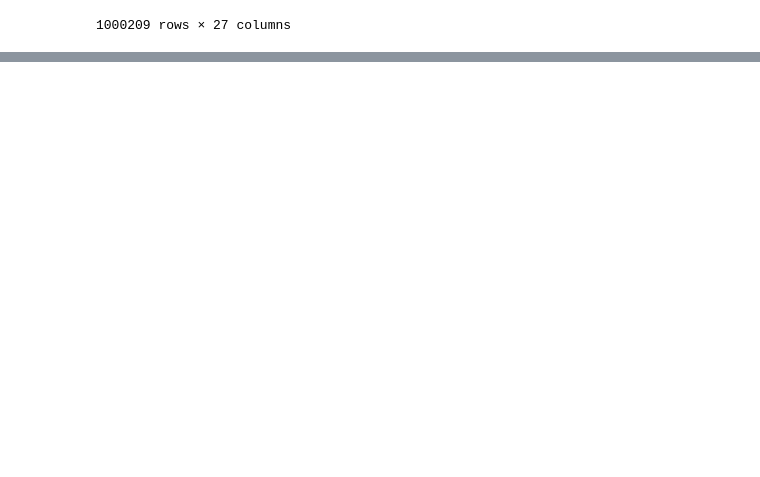
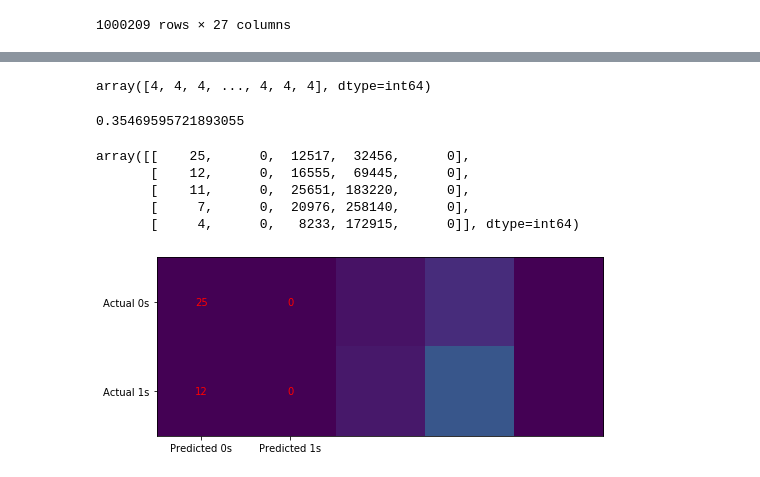
Before and after one commit to Saaimurugan/PGP-AI---Python-for-Data-Science, a Jupyter notebook: Movielens Case Study/Movielens Case Study.ipynb, the cells around one changed output, grey strips where cells are left out. Saved outputs shown, nothing was run; the diff lists cells and outputs as text; code cells hidden in the pictures; blank space fills up the shorter version.

```diff
--- a/Movielens Case Study/Movielens Case Study.ipynb
+++ b/Movielens Case Study/Movielens Case Study.ipynb
@@ -711,0 +1018,4 @@ Master_Data.Western = Master_Data.Western.astype(int)
+# %%
+X_train, X_test, y_train, y_test = train_test_split(X, y, test_size=0.2)
+print (X_train.shape, y_train.shape)
+print (X_test.shape, y_test.shape)
@@ -711,0 +1025,7 @@ Master_Data.Western = Master_Data.Western.astype(int)
+# %%
+# fit a model
+from sklearn.linear_model import LogisticRegression
+from sklearn.metrics import classification_report, confusion_matrix
+model = LogisticRegression(solver='liblinear', random_state=0)
+# %%
+model.fit(X_train, y_train)
@@ -711,0 +1037,2 @@ Master_Data.Western = Master_Data.Western.astype(int)
+# %%
+model = LogisticRegression(solver='liblinear', random_state=0).fit(X_train, y_train)
@@ -711,0 +1077,31 @@ Master_Data.Western = Master_Data.Western.astype(int)
+# %%
+model.predict(X_train)
+# %% [output]
+array([4, 4, 4, ..., 4, 4, 4], dtype=int64)
+# %%
+model.score(X_train, y_train)
+# %% [output]
+0.35469595721893055
+# %%
+confusion_matrix(y_train, model.predict(X_train))
+# %% [output]
+array([[    25,      0,  12517,  32456,      0],
+       [    12,      0,  16555,  69445,      0],
+       [    11,      0,  25651, 183220,      0],
+       [     7,      0,  20976, 258140,      0],
+       [     4,      0,   8233, 172915,      0]], dtype=int64)
+# %%
+cm = confusion_matrix(y_train, model.predict(X_train))
+
+fig, ax = plt.subplots(figsize=(8, 8))
+ax.imshow(cm)
+ax.grid(False)
+ax.xaxis.set(ticks=(0, 1), ticklabels=('Predicted 0s', 'Predicted 1s'))
+ax.yaxis.set(ticks=(0, 1), ticklabels=('Actual 0s', 'Actual 1s'))
+ax.set_ylim(1.5, -0.5)
+for i in range(2):
+    for j in range(2):
+        ax.text(j, i, cm[i, j], ha='center', va='center', color='red')
+plt.show()
+# %% [output]
+[figure, added]
```
Also changed, not shown: parts of 38 cells of this notebook.
